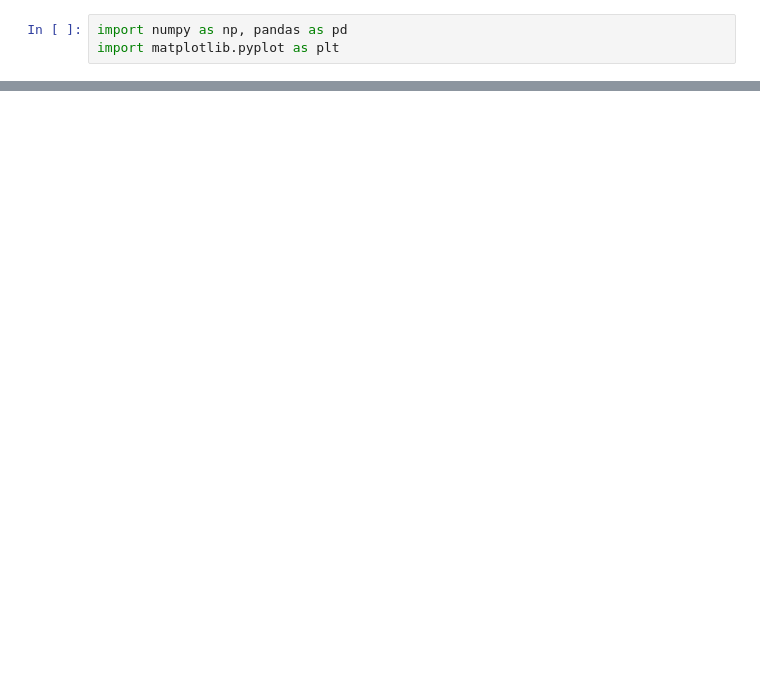
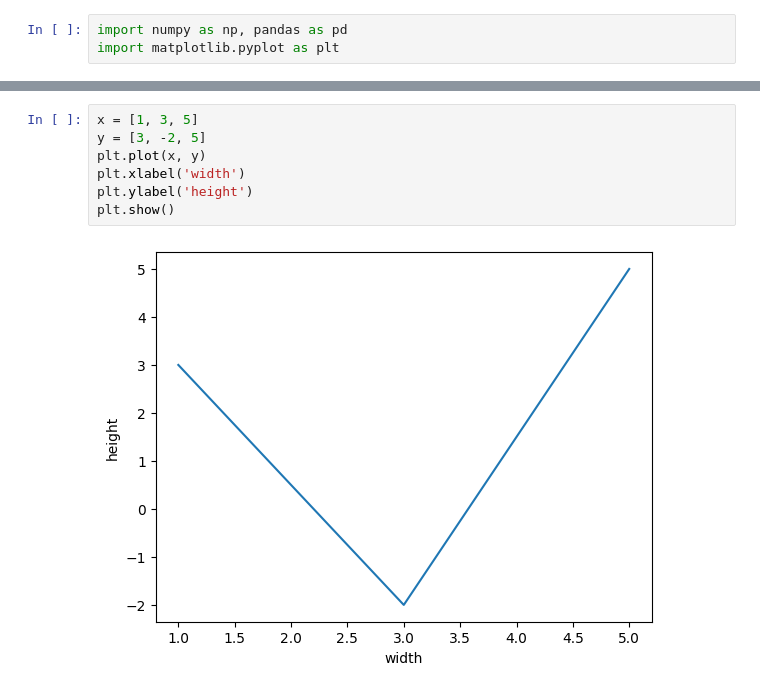
Before and after one commit to MoeeinAali/Quera-AI-Hackathon, a Jupyter notebook: Day01.ipynb, the cells around one changed output, grey strips where cells are left out. Saved outputs shown, nothing was run; the diff lists cells and outputs as text; blank space fills up the shorter version.

```diff
--- a/Day01.ipynb
+++ b/Day01.ipynb
@@ -50,0 +201,9 @@ import matplotlib.pyplot as plt
+# %%
+x = [1, 3, 5]
+y = [3, -2, 5]
+plt.plot(x, y)
+plt.xlabel('width')
+plt.ylabel('height')
+plt.show()
+# %% [output]
+[figure, added]
```
Also changed, not shown: parts of 26 cells of this notebook.
